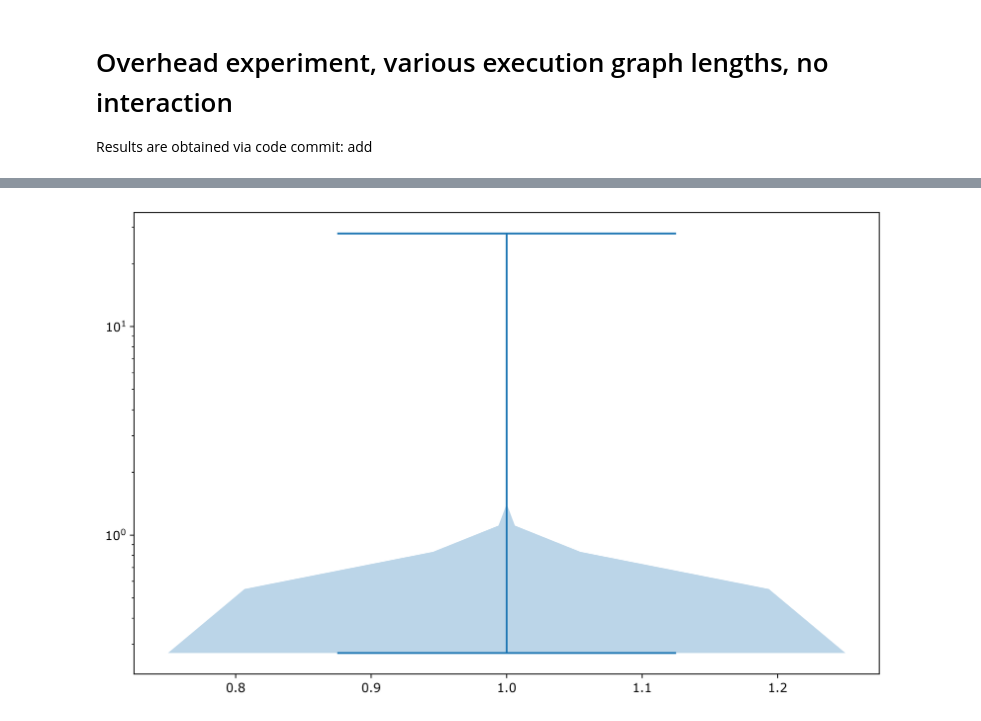
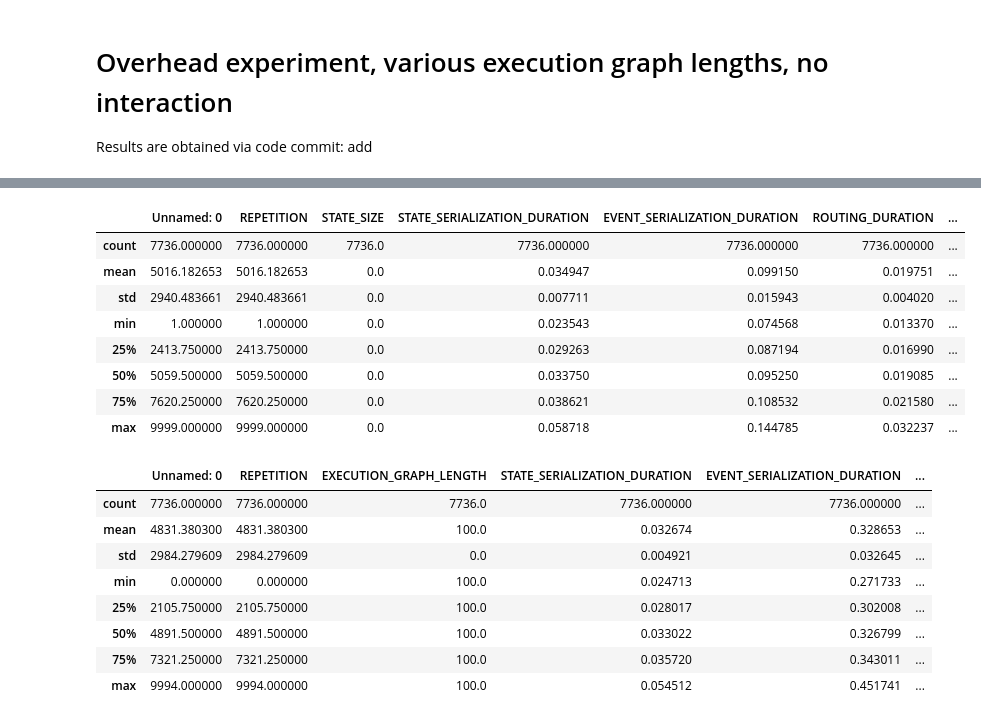
Before and after one commit to delftdata/stateflow-evaluation, a Jupyter notebook: results/overhead/overhead_results.ipynb, the cells around one changed output, grey strips where cells are left out. Cells and saved outputs as stored; diff of their text form; code cells hidden in the pictures.

```diff
--- a/results/overhead/overhead_results.ipynb
+++ b/results/overhead/overhead_results.ipynb
@@ -190,10 +177,36 @@ eg_10_data.describe()
-# %%
-eg_100_data = pd.read_csv("execution_graph_length_100.csv")
-eg_100_data.describe()
-
-fig, axes = plt.subplots()
-axes.violinplot(eg_100_data["EVENT_SERIALIZATION_DURATION"].values)
-axes.set_yscale('log')
-plt.show()
-# %% [output]
-[figure, removed]
+# %%
+eg_10_data = pd.read_csv("execution_graph_length_10.csv")
+columns = ["STATE_SERIALIZATION_DURATION", "EVENT_SERIALIZATION_DURATION", "ROUTING_DURATION", "ACTOR_CONSTRUCTION", "EXECUTION_GRAPH_TRAVERSAL"]
+
+for column in columns:
+    eg_10_data = eg_10_data[eg_10_data[column] < eg_10_data[column].quantile(0.95)]
+
+eg_10_data.describe()
+# %% [output]
+|  | Unnamed: 0 | REPETITION | STATE_SIZE | STATE_SERIALIZATION_DURATION | EVENT_SERIALIZATION_DURATION | ROUTING_DURATION | ... |
+| count | 7736.000000 | 7736.000000 | 7736.0 | 7736.000000 | 7736.000000 | 7736.000000 | ... |
+| mean | 5016.182653 | 5016.182653 | 0.0 | 0.034947 | 0.099150 | 0.019751 | ... |
+| std | 2940.483661 | 2940.483661 | 0.0 | 0.007711 | 0.015943 | 0.004020 | ... |
+| min | 1.000000 | 1.000000 | 0.0 | 0.023543 | 0.074568 | 0.013370 | ... |
+| 25% | 2413.750000 | 2413.750000 | 0.0 | 0.029263 | 0.087194 | 0.016990 | ... |
+| 50% | 5059.500000 | 5059.500000 | 0.0 | 0.033750 | 0.095250 | 0.019085 | ... |
+| 75% | 7620.250000 | 7620.250000 | 0.0 | 0.038621 | 0.108532 | 0.021580 | ... |
+| max | 9999.000000 | 9999.000000 | 0.0 | 0.058718 | 0.144785 | 0.032237 | ... |
+# %%
+eg_100_data = pd.read_csv("execution_graph_length_100.csv")
+columns = ["STATE_SERIALIZATION_DURATION", "EVENT_SERIALIZATION_DURATION", "ROUTING_DURATION", "ACTOR_CONSTRUCTION", "EXECUTION_GRAPH_TRAVERSAL"]
+
+for column in columns:
+    eg_100_data = eg_100_data[eg_100_data[column] < eg_100_data[column].quantile(0.95)]
+
+eg_100_data.describe()
+# %% [output]
+|  | Unnamed: 0 | REPETITION | EXECUTION_GRAPH_LENGTH | STATE_SERIALIZATION_DURATION | EVENT_SERIALIZATION_DURATION | ... |
+| count | 7736.000000 | 7736.000000 | 7736.0 | 7736.000000 | 7736.000000 | ... |
+| mean | 4831.380300 | 4831.380300 | 100.0 | 0.032674 | 0.328653 | ... |
+| std | 2984.279609 | 2984.279609 | 0.0 | 0.004921 | 0.032645 | ... |
+| min | 0.000000 | 0.000000 | 100.0 | 0.024713 | 0.271733 | ... |
+| 25% | 2105.750000 | 2105.750000 | 100.0 | 0.028017 | 0.302008 | ... |
+| 50% | 4891.500000 | 4891.500000 | 100.0 | 0.033022 | 0.326799 | ... |
+| 75% | 7321.250000 | 7321.250000 | 100.0 | 0.035720 | 0.343011 | ... |
+| max | 9994.000000 | 9994.000000 | 100.0 | 0.054512 | 0.451741 | ... |
```
Also changed, not shown: parts of 7 cells of this notebook.
